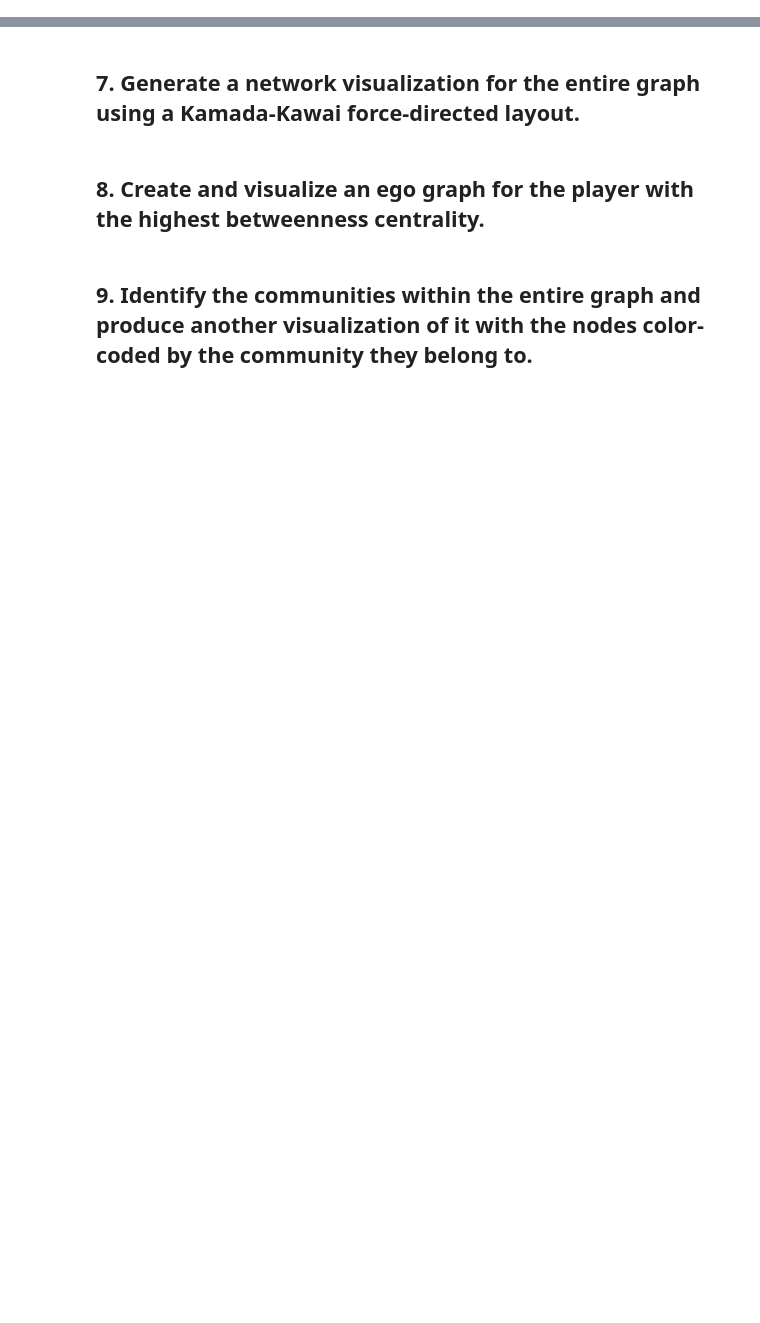
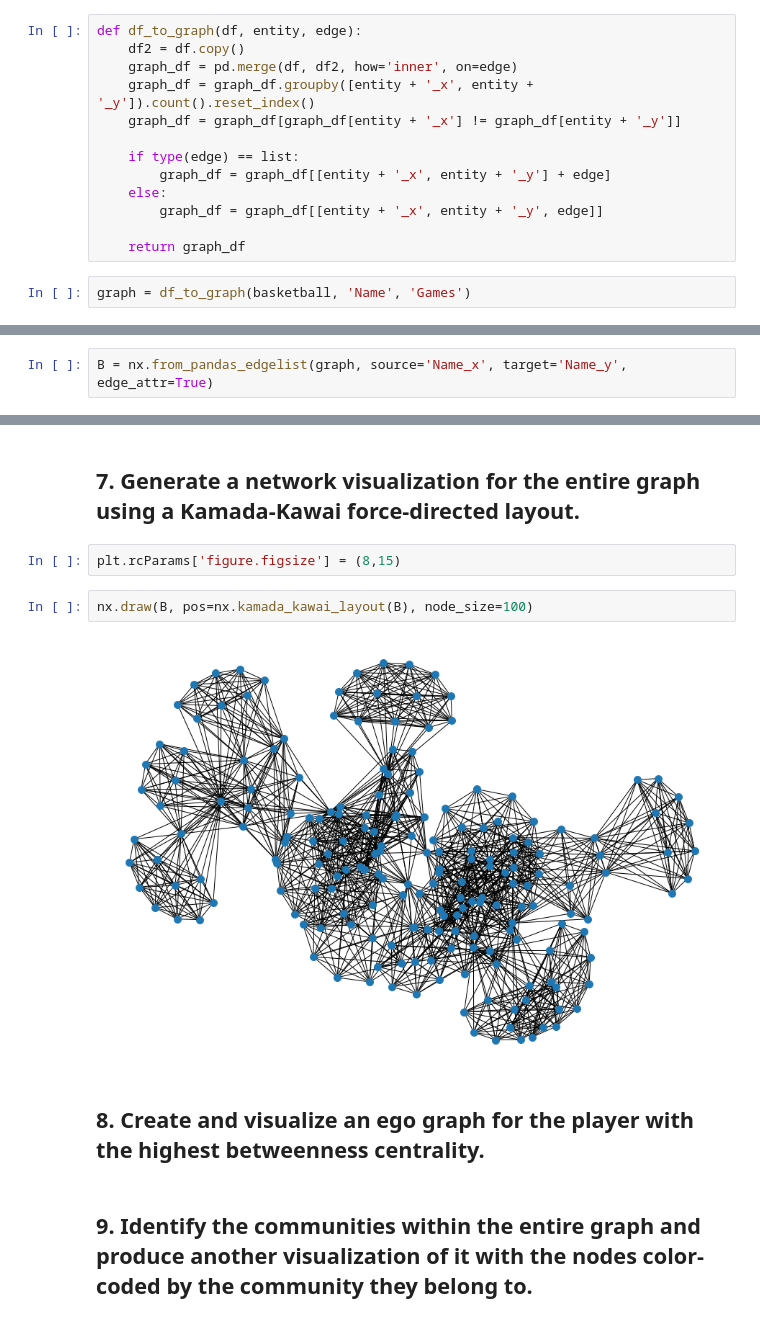
Before and after one commit to ta-datapt-bcn/lab-network-analysis, a Jupyter notebook: your-code/main.ipynb, the cells around one changed output, grey strips where cells are left out. Cells and saved outputs as stored; diff of their text form; blank space fills up the shorter version.

```diff
--- a/your-code/main.ipynb
+++ b/your-code/main.ipynb
@@ -19,3 +40,18 @@ basketball.head()
 ## 1. Transform this data set into one that can be turned into a graph where the entities are represented by the Name field and the relationships are represented by whether the players played in the same Olympics together (Games field).
 
 Sort descending by the number of pairwise interactions. Which pair of players have competed in the most Olympics together?
+# %%
+def df_to_graph(df, entity, edge):
+    df2 = df.copy()
+    graph_df = pd.merge(df, df2, how='inner', on=edge)
+    graph_df = graph_df.groupby([entity + '_x', entity + '_y']).count().reset_index()
+    graph_df = graph_df[graph_df[entity + '_x'] != graph_df[entity + '_y']]
+
+    if type(edge) == list:
+        graph_df = graph_df[[entity + '_x', entity + '_y'] + edge]
+    else:
+        graph_df = graph_df[[entity + '_x', entity + '_y', edge]]
+
+    return graph_df
+# %%
+graph = df_to_graph(basketball, 'Name', 'Games')
@@ -24,3 +71,5 @@ Sort descending by the number of pairwise interactions. Which pair of players ha
+# %%
+B = nx.from_pandas_edgelist(graph, source='Name_x', target='Name_y', edge_attr=True)
 # %% [markdown]
 ## 3. Compute and print the following graph statistics for the graph:
 
@@ -37,5 +133,11 @@ Sort descending by the number of pairwise interactions. Which pair of players ha
 # %% [markdown]
 ## 7. Generate a network visualization for the entire graph using a Kamada-Kawai force-directed layout.
+# %%
+plt.rcParams['figure.figsize'] = (8,15)
+# %%
+nx.draw(B, pos=nx.kamada_kawai_layout(B), node_size=100)
+# %% [output]
+[figure, added]
 # %% [markdown]
 ## 8. Create and visualize an ego graph for the player with the highest betweenness centrality.
 # %% [markdown]
```
Also changed, not shown: parts of 25 cells of this notebook.
